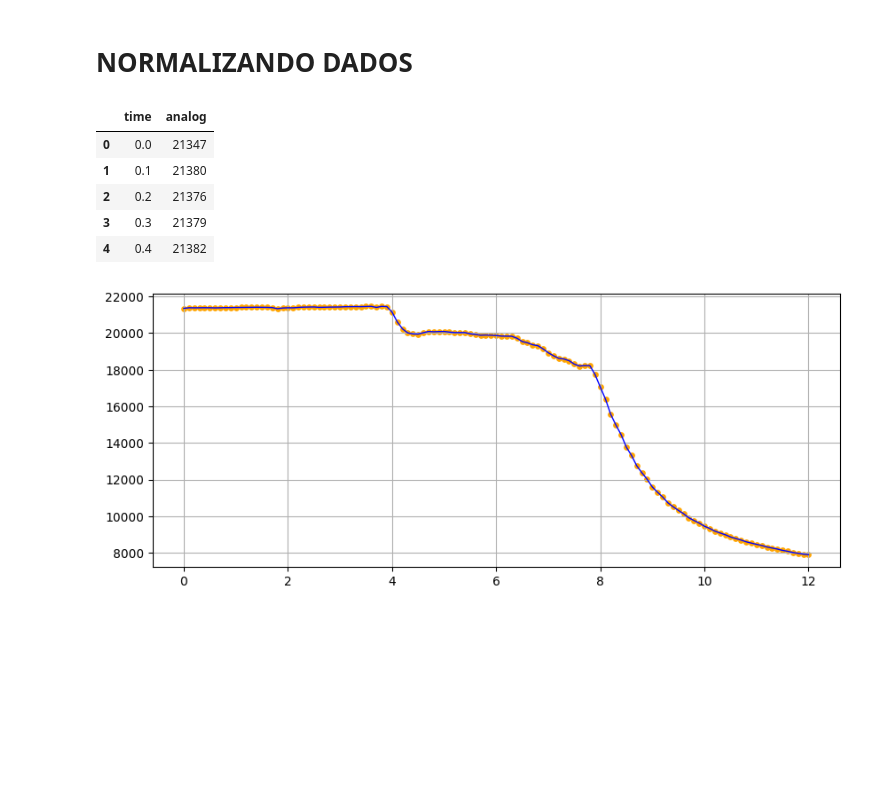
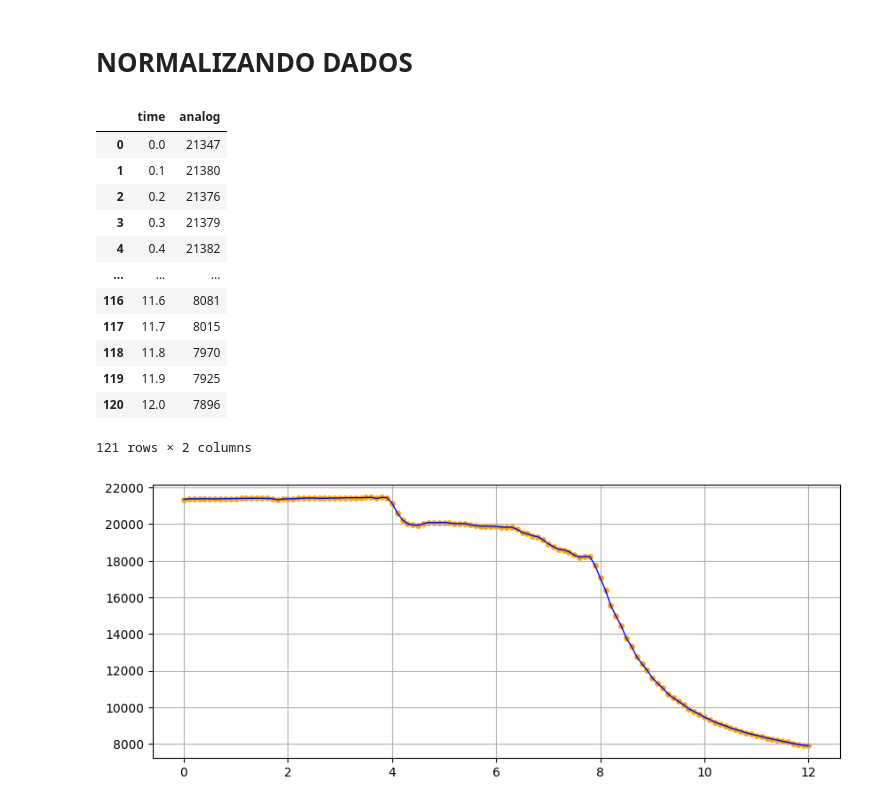
Before and after one commit to KlaussMarchi/AlcoholSensorCalibration, a Jupyter notebook: Filter/Analysis.ipynb, the cells around one changed output. Cells and saved outputs as stored; diff of their text form; code cells hidden in the pictures; blank space fills up the shorter version.

```diff
--- a/Filter/Analysis.ipynb
+++ b/Filter/Analysis.ipynb
@@ -33,47 +30,29 @@ T = 0.100
-# %%
-def normalizeData(df, timeKey, responseKey, T=0.15):
-    initTime  = df[timeKey].iloc[0]
-    finalTime = df[timeKey].iloc[-1] + T
-    timeData  = np.arange(initTime, finalTime, T)
-
-    lastValue = df[responseKey].iloc[0]
-    desired = []
-
-    for t in timeData:
-        filtered = df.loc[df[timeKey] <= t][responseKey]
-
-        if not filtered.empty:
-            lastValue = filtered.iloc[-1]
-
-        desired.append(lastValue)
-
-    return timeData, desired
-
-
-def normalizeTable(df, key, T=0.15):
-    table = {key: []}
-
-    for column in df.columns:
-        if column == key:
-            continue
-
-        xData, yData = normalizeData(df, key, column, T)
-        table[column] = yData
-
-    table[key] = xData
-    return pd.DataFrame(table)
-
-
-df['time'] = df.time - df.time.iloc[0]
-df = normalizeTable(df, 'time', T)
-df.head()
-# %% [output]
-|  | time | analog |
-| 0 | 0.0 | 21347 |
-| 1 | 0.1 | 21380 |
-| 2 | 0.2 | 21376 |
-| 3 | 0.3 | 21379 |
-| 4 | 0.4 | 21382 |
+# %%
+def normalizeTable(df, key, dt=0.15):
+    df[key]  = df[key] - df[key][0] # INICIA NO TEMPO 0
+    initTime = df[key].iloc[0]
+    finalTime = df[key].iloc[-1] + dt
+    newAxis = np.arange(initTime, finalTime, dt)
+    df = df.set_index(key).reindex(newAxis, method='ffill')
+    return df.reset_index().rename(columns={'index': key})
+
+dt = 0.100
+df = normalizeTable(df, 'time', dt)
+df
+# %% [output]
+|  | time | analog |
+| 0 | 0.0 | 21347 |
+| 1 | 0.1 | 21380 |
+| 2 | 0.2 | 21376 |
+| 3 | 0.3 | 21379 |
+| 4 | 0.4 | 21382 |
+| ... | ... | ... |
+| 116 | 11.6 | 8081 |
+| 117 | 11.7 | 8015 |
+| 118 | 11.8 | 7970 |
+| 119 | 11.9 | 7925 |
+| 120 | 12.0 | 7896 |
+121 rows × 2 columns
 # %%
 xData, yData = df.time.values, df.analog.values
 
```
Also changed, not shown: parts of 15 cells of this notebook, 3 other files.
